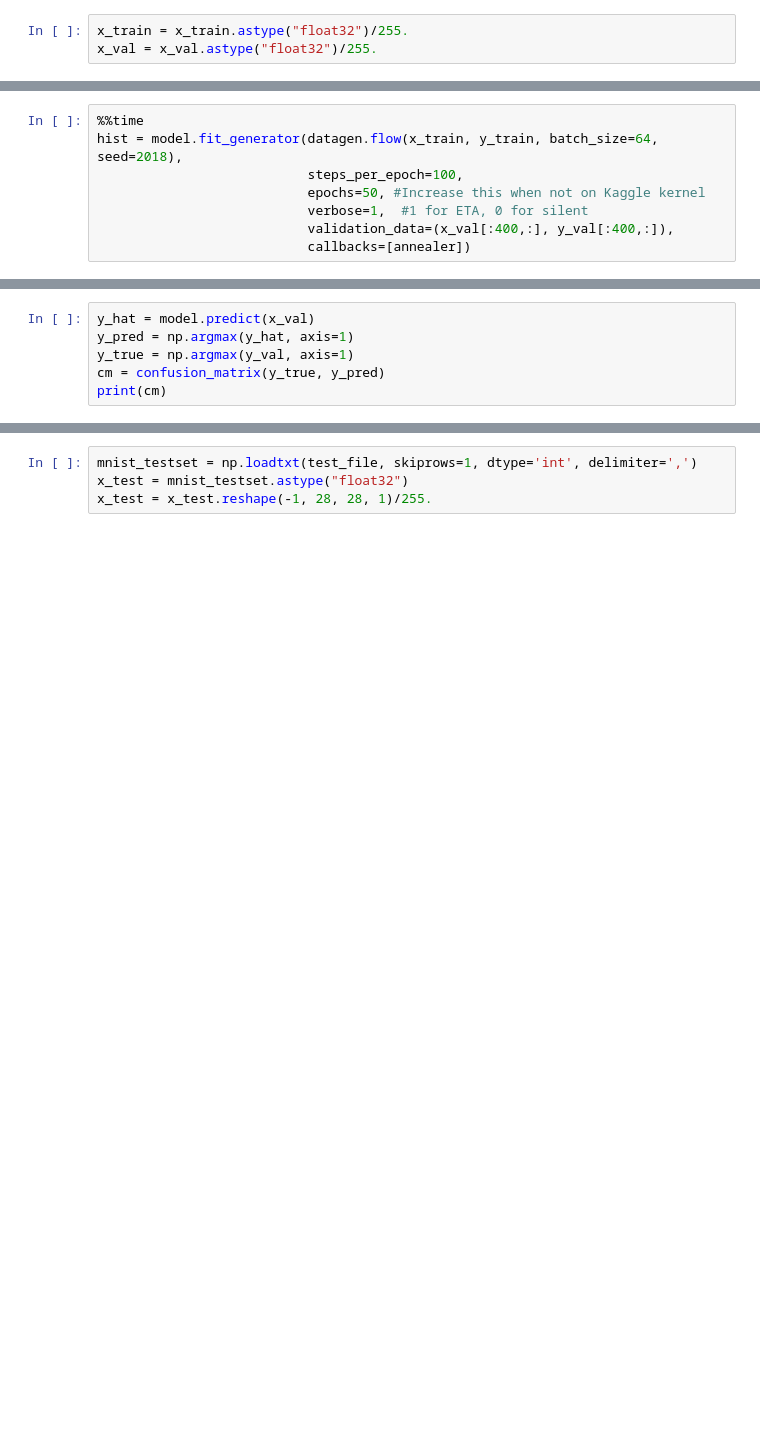
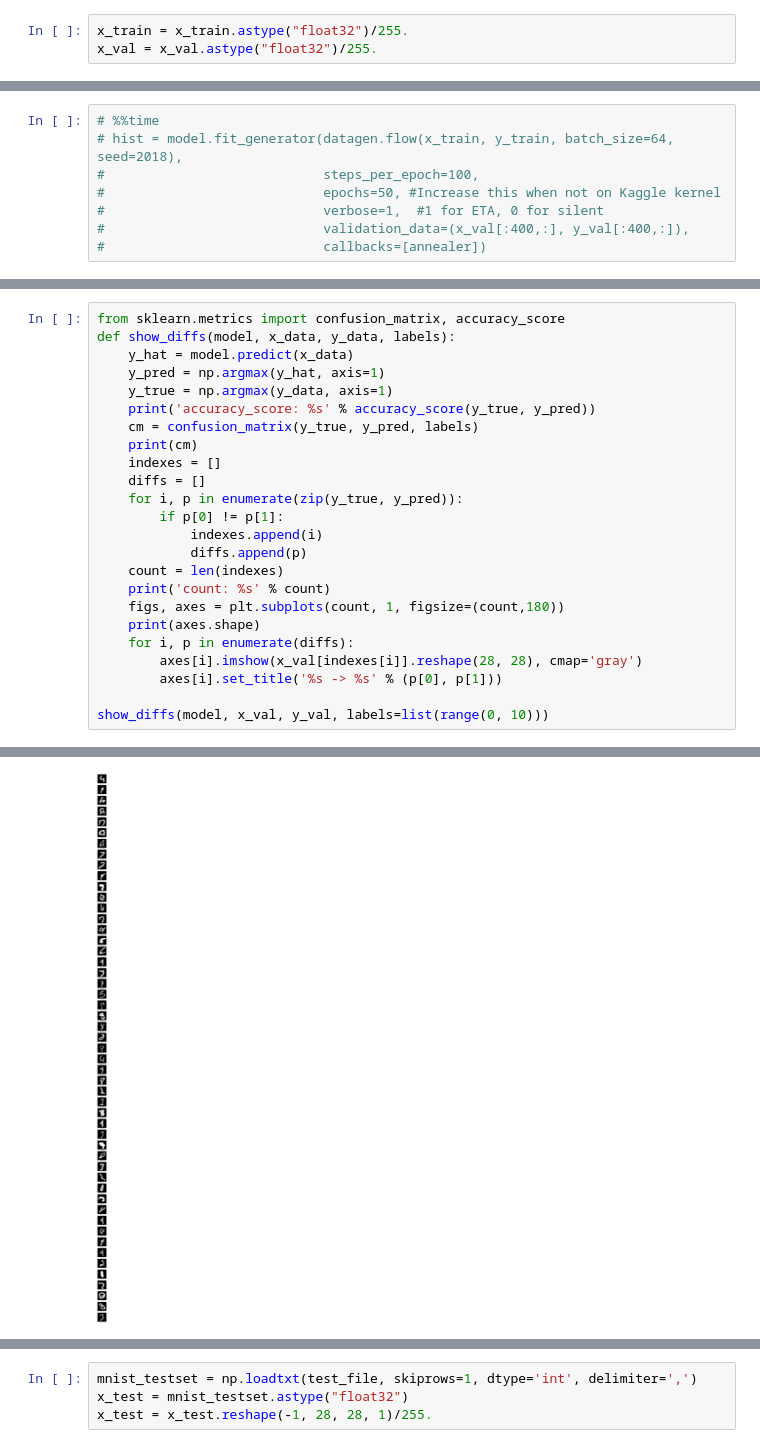
Before and after one commit to StudyExchange/Kaggle, a Jupyter notebook: digit-recognizer/CNN.ipynb, the cells around one changed output, grey strips where cells are left out. Saved outputs shown, nothing was run; the diff lists cells and outputs as text; blank space fills up the shorter version.

```diff
--- a/digit-recognizer/CNN.ipynb
+++ b/digit-recognizer/CNN.ipynb
@@ -120,8 +169,8 @@ annealer = LearningRateScheduler(lambda x: 1e-4 * 0.995 ** x)
 # %%
-%%time
-hist = model.fit_generator(datagen.flow(x_train, y_train, batch_size=64, seed=2018),
-                           steps_per_epoch=100,
-                           epochs=50, #Increase this when not on Kaggle kernel
-                           verbose=1,  #1 for ETA, 0 for silent
-                           validation_data=(x_val[:400,:], y_val[:400,:]),
-                           callbacks=[annealer])
+# %%time
+# hist = model.fit_generator(datagen.flow(x_train, y_train, batch_size=64, seed=2018),
+#                            steps_per_epoch=100,
+#                            epochs=50, #Increase this when not on Kaggle kernel
+#                            verbose=1,  #1 for ETA, 0 for silent
+#                            validation_data=(x_val[:400,:], y_val[:400,:]),
+#                            callbacks=[annealer])
@@ -145,6 +192,25 @@ plt.show()
-# %%
-y_hat = model.predict(x_val)
-y_pred = np.argmax(y_hat, axis=1)
-y_true = np.argmax(y_val, axis=1)
-cm = confusion_matrix(y_true, y_pred)
-print(cm)
+# %%
+from sklearn.metrics import confusion_matrix, accuracy_score
+def show_diffs(model, x_data, y_data, labels):
+    y_hat = model.predict(x_data)
+    y_pred = np.argmax(y_hat, axis=1)
+    y_true = np.argmax(y_data, axis=1)
+    print('accuracy_score: %s' % accuracy_score(y_true, y_pred))
+    cm = confusion_matrix(y_true, y_pred, labels)
+    print(cm)
+    indexes = []
+    diffs = []
+    for i, p in enumerate(zip(y_true, y_pred)):
+        if p[0] != p[1]:
+            indexes.append(i)
+            diffs.append(p)
+    count = len(indexes)
+    print('count: %s' % count)
+    figs, axes = plt.subplots(count, 1, figsize=(count,180))
+    print(axes.shape)
+    for i, p in enumerate(diffs):
+        axes[i].imshow(x_val[indexes[i]].reshape(28, 28), cmap='gray')
+        axes[i].set_title('%s -> %s' % (p[0], p[1]))
+
+show_diffs(model, x_val, y_val, labels=list(range(0, 10)))
+# %% [output]
@@ -150,0 +230 @@ print(cm)
+[figure, added]
```
Also changed, not shown: parts of 20 cells of this notebook, 2 other files.
